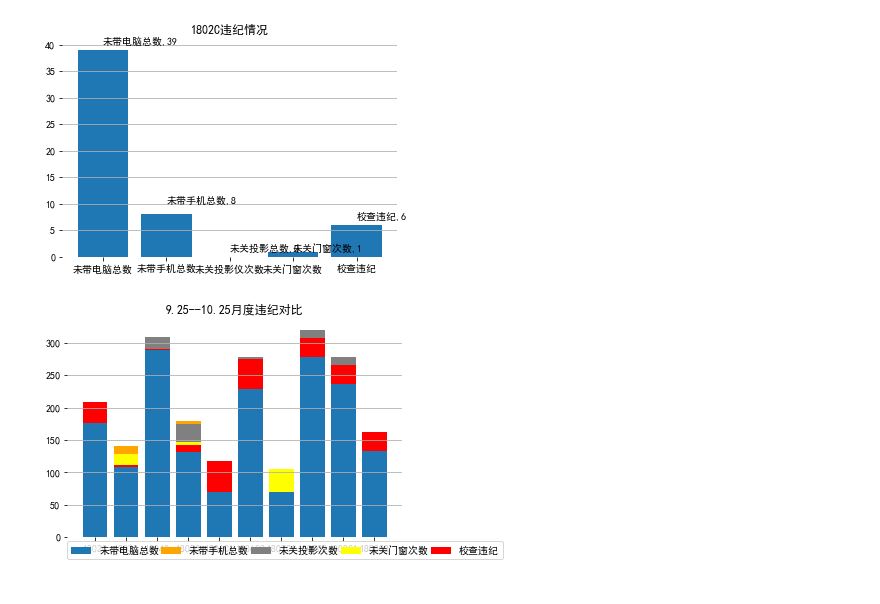
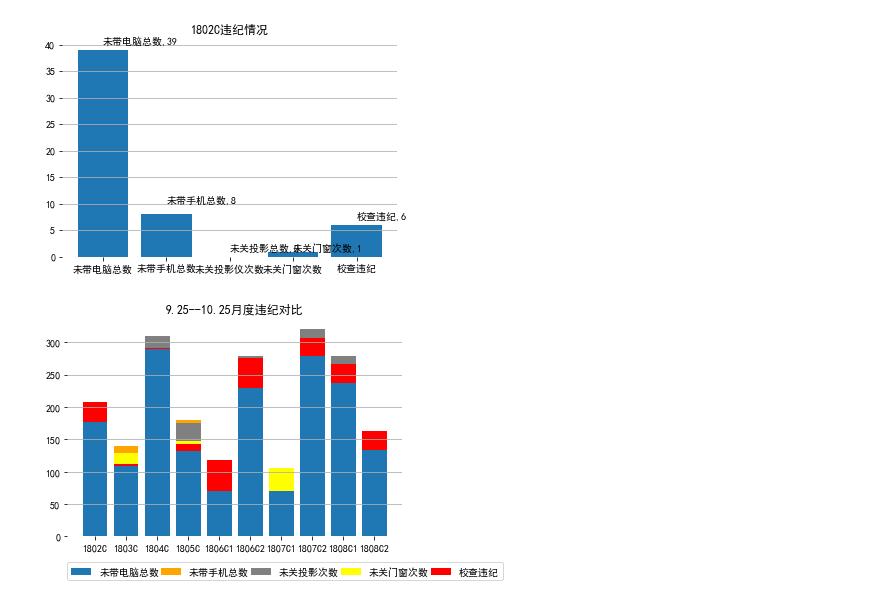
Before and after one commit to north-jewel/data_analysis, a Jupyter notebook: homework/韩笑-VisionHappy/机试-韩笑/机试.ipynb, the cells around one changed output. Cells and saved outputs as stored; diff of their text form; code cells hidden in the pictures.

```diff
--- a/homework/韩笑-VisionHappy/机试-韩笑/机试.ipynb
+++ b/homework/韩笑-VisionHappy/机试-韩笑/机试.ipynb
@@ -34,30 +34,29 @@ zhou()
 # %%
 z = np.arange(10)
 labels= ['未带电脑总数', '未带手机总数', '未关投影仪次数', '未关门窗次数','校查违纪']
 classroom=['1802C','1803C','1804C','1805C','1806C1','1806C2','1807C1','1807C2','1808C1','1808C2']
 def zhou():
     np.random.seed(50)
     a = np.random.randint(0,300,10)
     b = np.random.randint(0,50,10)
     c = np.random.randint(0,50,10)
     d = np.random.randint(0,50,10)
     e = np.random.randint(0,50,10)
     df = pd.DataFrame([a,b,c,d,e],index=labels)
     plt.title('9.25--10.25月度违纪对比')
     plt.xticks(z,classroom)
     ax = plt.gca()
     ax.spines['left'].set_color('none')
     ax.spines['right'].set_color('none')
     ax.spines['top'].set_color('none')
     ax.spines['bottom'].set_color('none')
     plt.bar(z,a,label='未带电脑总数')
     plt.bar(z,b,bottom=a,color='orange',label='未带手机总数')
     plt.bar(z,c,bottom=a,color='gray',label='未关投影次数')
     plt.bar(z,d,bottom=a,color='yellow',label='未关门窗次数')
     plt.bar(z,e,bottom=a,color='red',label='校查违纪')
     plt.grid(axis='y')
-
-    plt.legend(bbox_to_anchor=(0., -0.1, 1.3, 0), loc=3,ncol=5, mode='expand', borderaxespad=0.)
+    plt.legend(bbox_to_anchor=(0., -0.2, 1.3, -1), loc=3,ncol=5, mode='expand', borderaxespad=0.)
 zhou()
 # %% [output]
-[figure, old version]
+[figure, new version]
```
Also changed, not shown: 1 other file.
